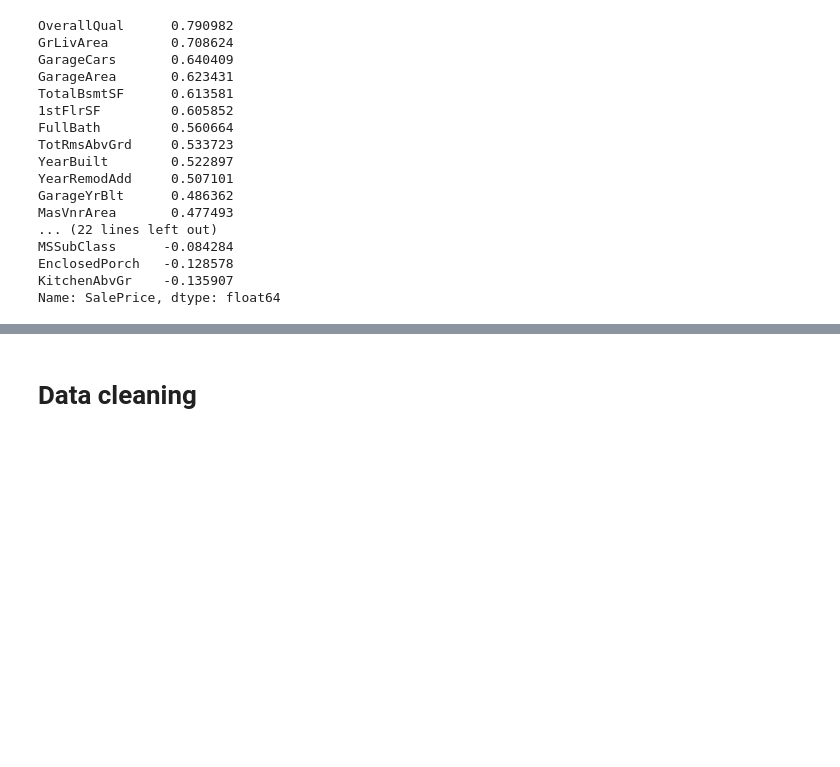
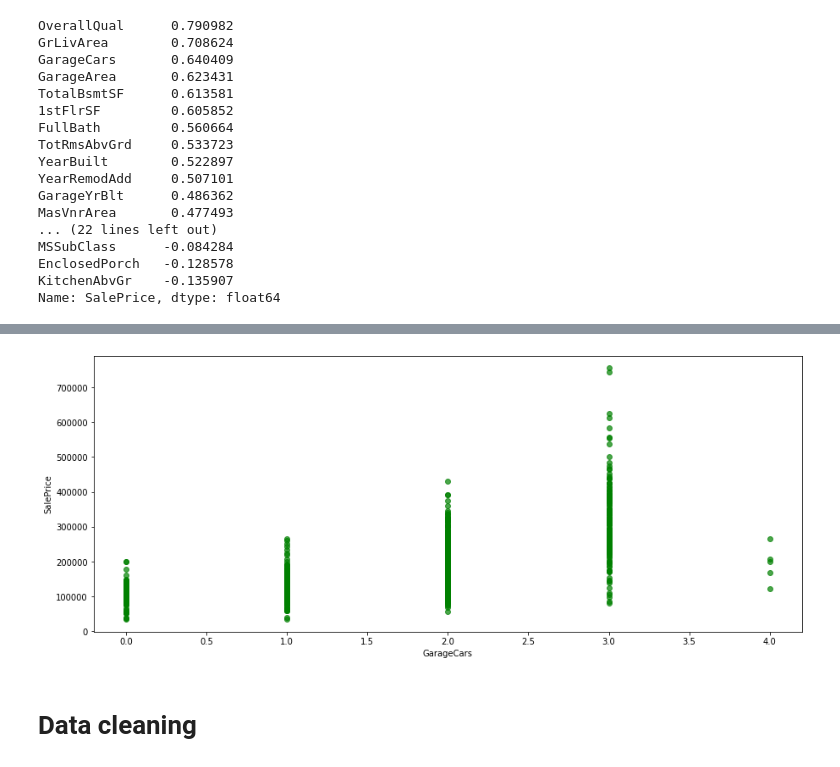
Before and after one commit to apfoertn/Kaggle_Challenge, a Jupyter notebook: Kaggle.ipynb, the cells around one changed output, grey strips where cells are left out. Saved outputs shown, nothing was run; the diff lists cells and outputs as text; code cells hidden in the pictures; blank space fills up the shorter version.

```diff
--- a/Kaggle.ipynb
+++ b/Kaggle.ipynb
@@ -374,2 +400,11 @@ For more information: https://seaborn.pydata.org/generated/seaborn.heatmap.html
+# %%
+#visualise correlation between SalePrice and GarageCars in a scatter plot
+plt.figure(figsize=[15,6])
+plt.scatter(train['GarageCars'], train['SalePrice'], c='green', alpha=0.7)
+plt.xlabel('GarageCars')
+plt.ylabel('SalePrice')
+plt.show()
+# %% [output]
+[figure, added]
 # %% [markdown]
 # Data cleaning
```
Also changed, not shown: parts of 15 cells of this notebook.
